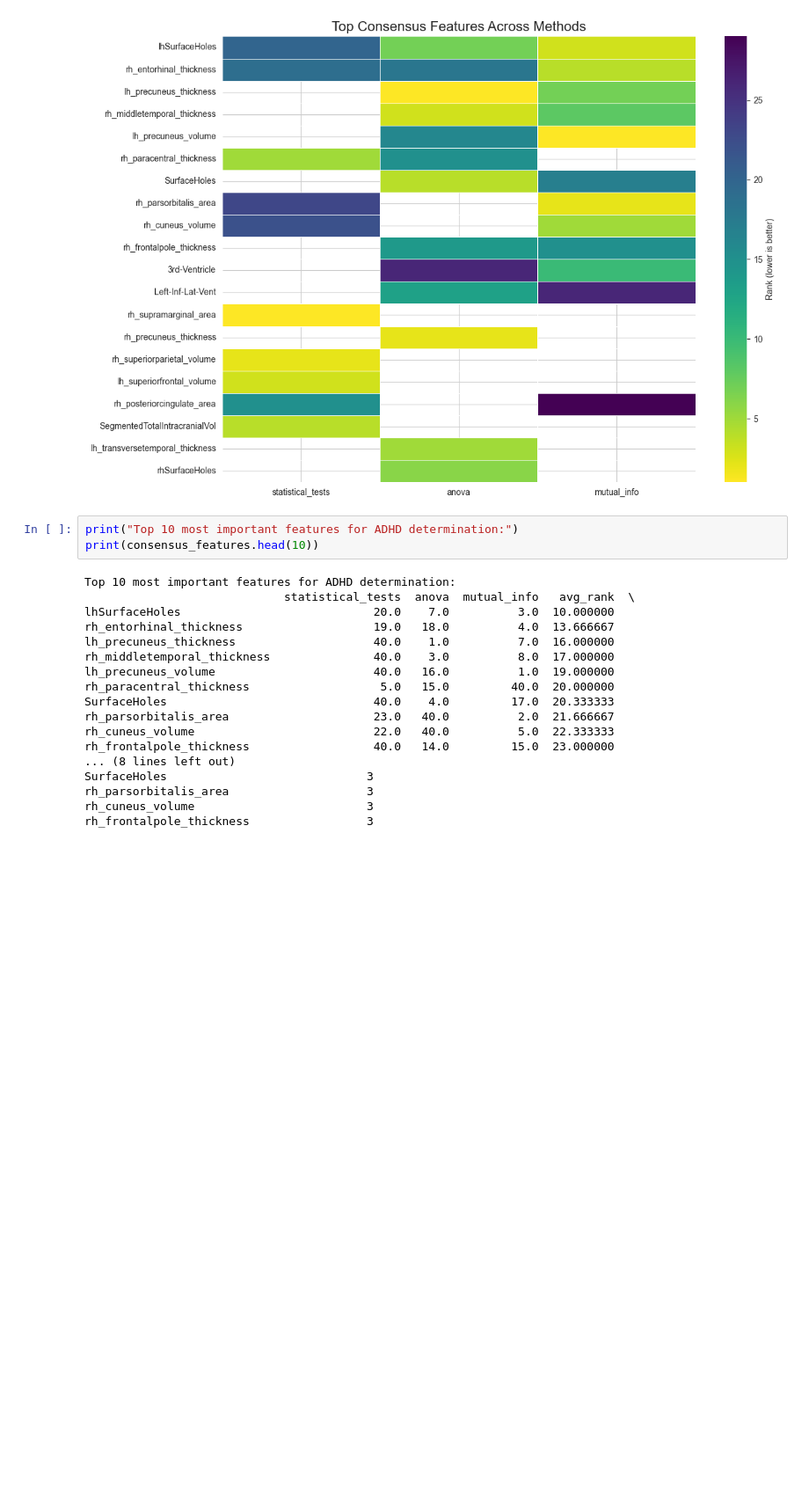
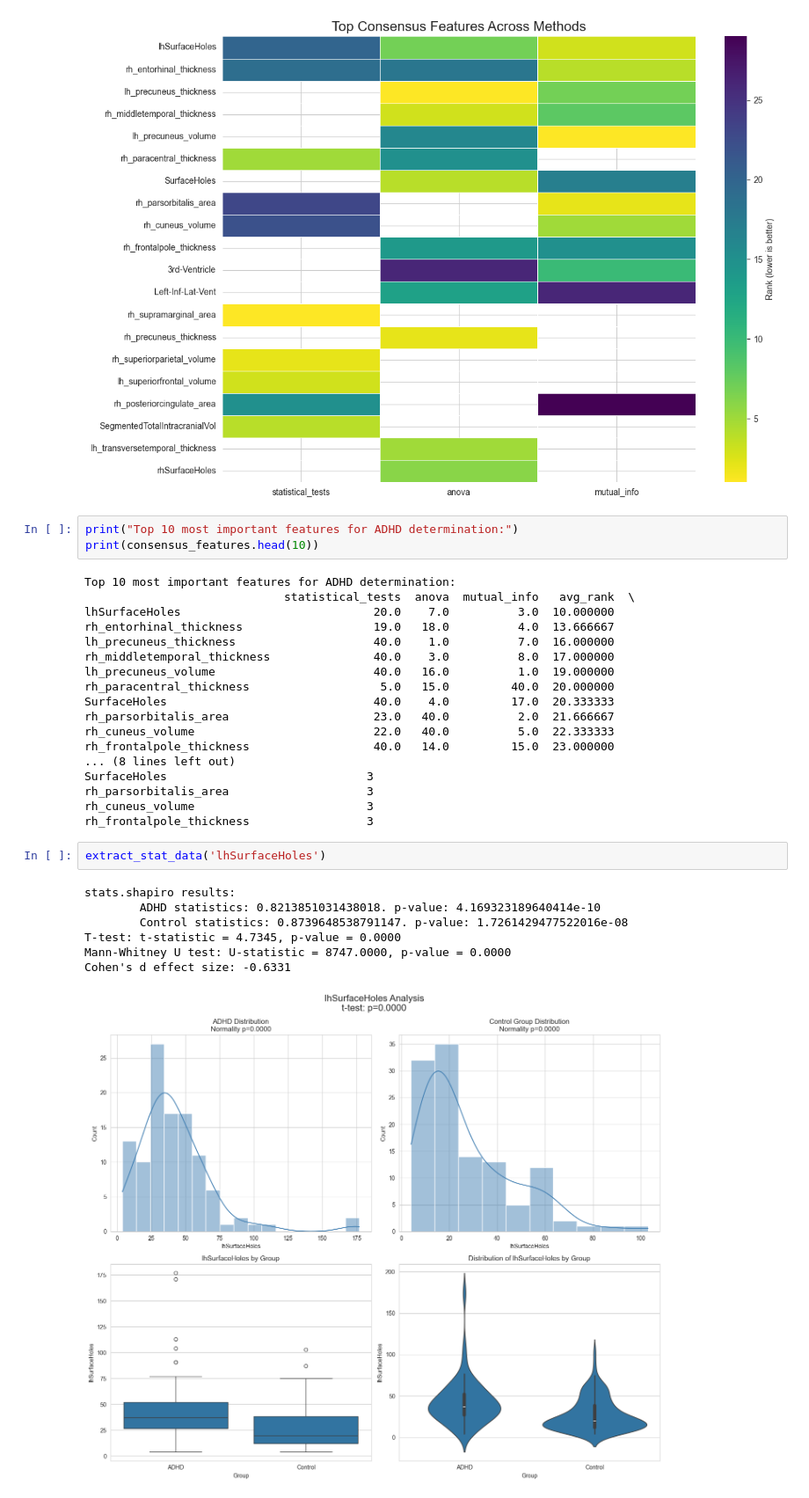
Before and after one commit to stevenang/data_processing, a Jupyter notebook: data_processing.ipynb, the cells around one changed output. Shown at 88% size. Saved outputs shown, nothing was run; the diff lists cells and outputs as text; blank space fills up the shorter version.

```diff
--- a/data_processing.ipynb
+++ b/data_processing.ipynb
@@ -1332,3 +1332,13 @@ SurfaceHoles                             3
 rh_parsorbitalis_area                    3
 rh_cuneus_volume                         3
 rh_frontalpole_thickness                 3
+# %%
+extract_stat_data('lhSurfaceHoles')
+# %% [output]
+stats.shapiro results:
+        ADHD statistics: 0.8213851031438018. p-value: 4.169323189640414e-10
+        Control statistics: 0.8739648538791147. p-value: 1.7261429477522016e-08
+T-test: t-statistic = 4.7345, p-value = 0.0000
+Mann-Whitney U test: U-statistic = 8747.0000, p-value = 0.0000
+Cohen's d effect size: -0.6331
+[figure, added]
```
Also changed, not shown: parts of 1 cell of this notebook.
